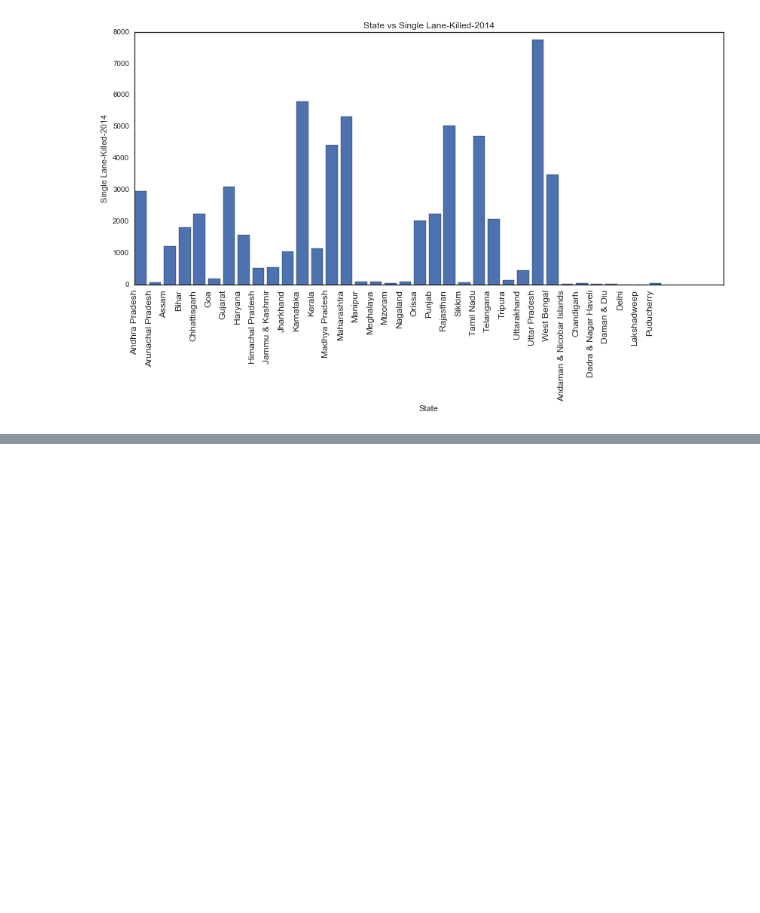
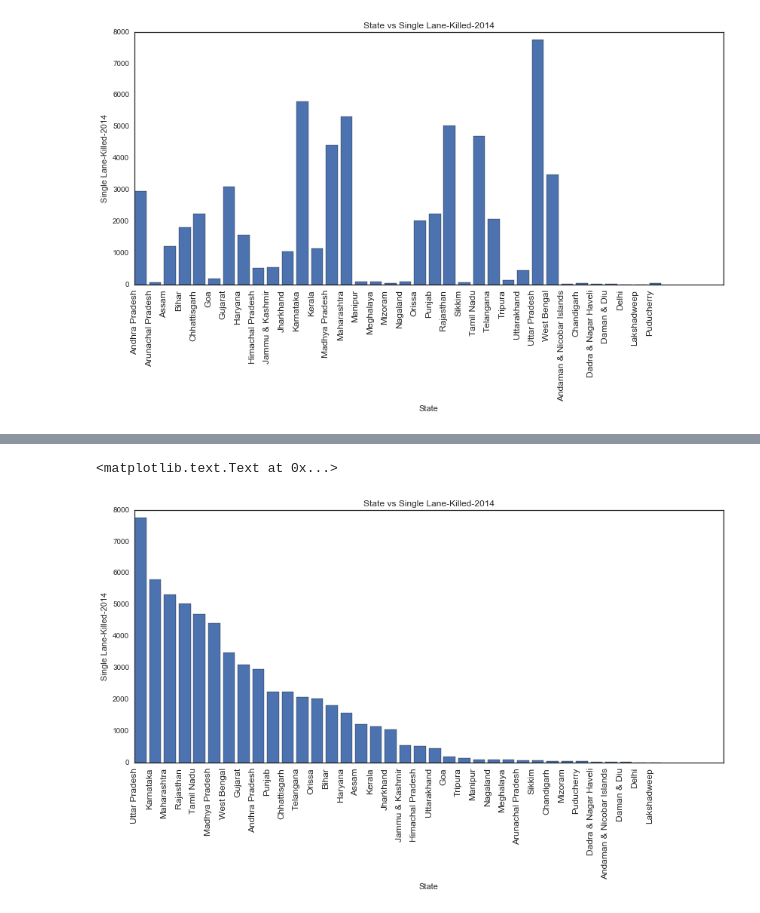
Before and after one commit to dbiswa4/python-projects, a Jupyter notebook: spring-2017/src/data-viz/proj/road-features-01.ipynb, the cells around one changed output, grey strips where cells are left out. Drawn from its saved outputs; the diff is of its cells as text; code cells hidden in the pictures; blank space fills up the shorter version.

Commit message:
sorted bar graph added

```diff
--- a/spring-2017/src/data-viz/proj/road-features-01.ipynb
+++ b/spring-2017/src/data-viz/proj/road-features-01.ipynb
@@ -75,0 +91,13 @@ plt.title('State vs Single Lane-Killed-2014')
+# %%
+plt.figure(figsize=(14, 6))
+single_lane_killed_2014 = road_features_df[['State', 'Single Lane-Killed-2014']]
+sorted_df = single_lane_killed_2014.sort_values(['Single Lane-Killed-2014'], ascending=[False])
+y_pos = np.arange(len(sorted_df['State']))
+plt.bar(y_pos, sorted_df['Single Lane-Killed-2014'])
+plt.xticks(y_pos, sorted_df['State'], rotation=90, fontsize='large')
+plt.xlabel('State')
+plt.ylabel('Single Lane-Killed-2014')
+plt.title('State vs Single Lane-Killed-2014')
+# %% [output]
+<matplotlib.text.Text at 0x...>
+[figure, added]
```
Also changed, not shown: parts of 1 cell of this notebook.
